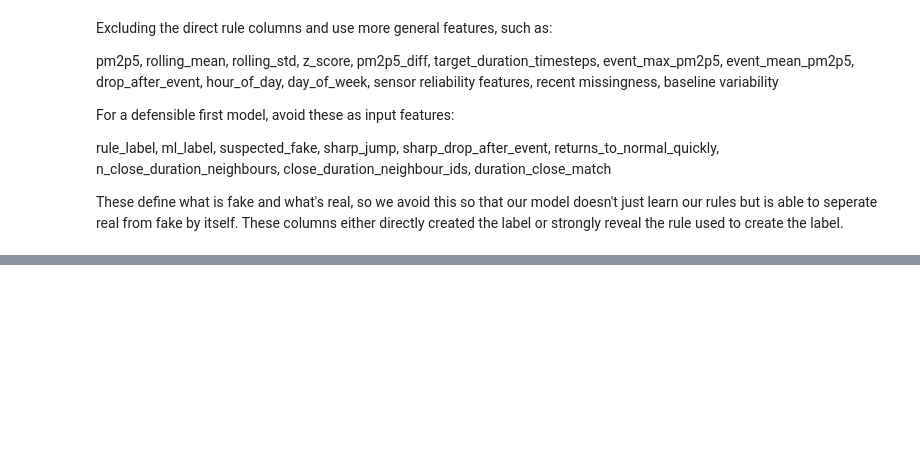
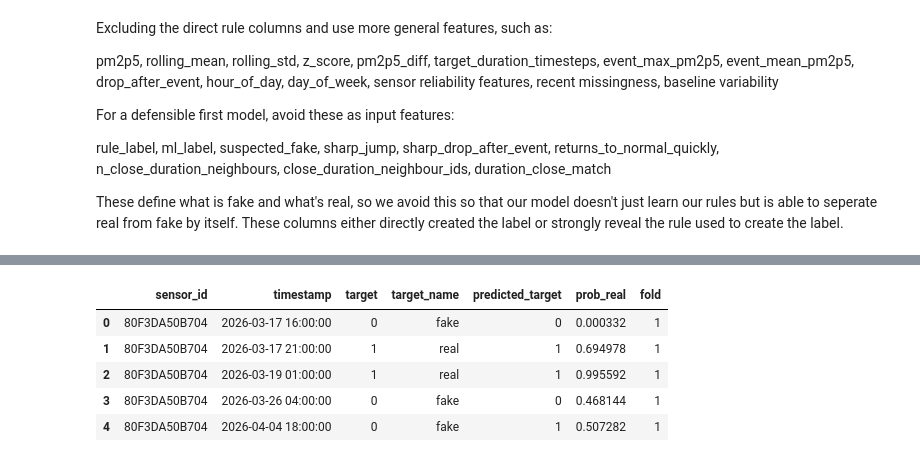
Before and after one commit to Okwukwe295/SACAQM_MLAgent, a Jupyter notebook: model.ipynb, the cells around one changed output, grey strips where cells are left out. Drawn from its saved outputs; the diff is of its cells as text; code cells hidden in the pictures; blank space fills up the shorter version.

Commit message:
LOSO - 25 September

```diff
--- a/model.ipynb
+++ b/model.ipynb
@@ -234,0 +676,17 @@ print("\nNumber of features:", len(feature_cols))
+# %%
+from sklearn.model_selection import LeaveOneGroupOut
+
+X_spatial = model_df[feature_cols].copy()
+y_spatial = model_df["target"].copy()
+sensor_groups = model_df["sensor_id"].copy()
+
+logo = LeaveOneGroupOut()
+
+print(
+    "Number of LOSO folds:",
+    logo.get_n_splits(
+        X_spatial,
+        y_spatial,
+        groups=sensor_groups
+    )
+)
@@ -234,0 +695,19 @@ print("\nNumber of features:", len(feature_cols))
+# %%
+for fold, (train_idx, test_idx) in enumerate(
+    logo.split(
+        X_spatial,
+        y_spatial,
+        groups=sensor_groups
+    ),
+    start=1
+):
+
+    train_sensors = sensor_groups.iloc[train_idx].unique()
+    test_sensors = sensor_groups.iloc[test_idx].unique()
+
+    print(f"Fold {fold}")
+    print("Number of training sensors:", len(train_sensors))
+    print("Test sensor:", test_sensors)
+    print("Training observations:", len(train_idx))
+    print("Testing observations:", len(test_idx))
+    print("-" * 50)
@@ -234,0 +817,14 @@ print("\nNumber of features:", len(feature_cols))
+# %%
+loso_predictions_df = pd.concat(
+    loso_predictions,
+    ignore_index=True
+)
+
+loso_predictions_df.head()
+# %% [output]
+|  | sensor_id | timestamp | target | target_name | predicted_target | prob_real | fold |
+| 0 | 80F3DA50B704 | 2026-03-17 16:00:00 | 0 | fake | 0 | 0.000332 | 1 |
+| 1 | 80F3DA50B704 | 2026-03-17 21:00:00 | 1 | real | 1 | 0.694978 | 1 |
+| 2 | 80F3DA50B704 | 2026-03-19 01:00:00 | 1 | real | 1 | 0.995592 | 1 |
+| 3 | 80F3DA50B704 | 2026-03-26 04:00:00 | 0 | fake | 0 | 0.468144 | 1 |
+| 4 | 80F3DA50B704 | 2026-04-04 18:00:00 | 0 | fake | 1 | 0.507282 | 1 |
```
Also changed, not shown: parts of 34 cells of this notebook, 4 other files.
